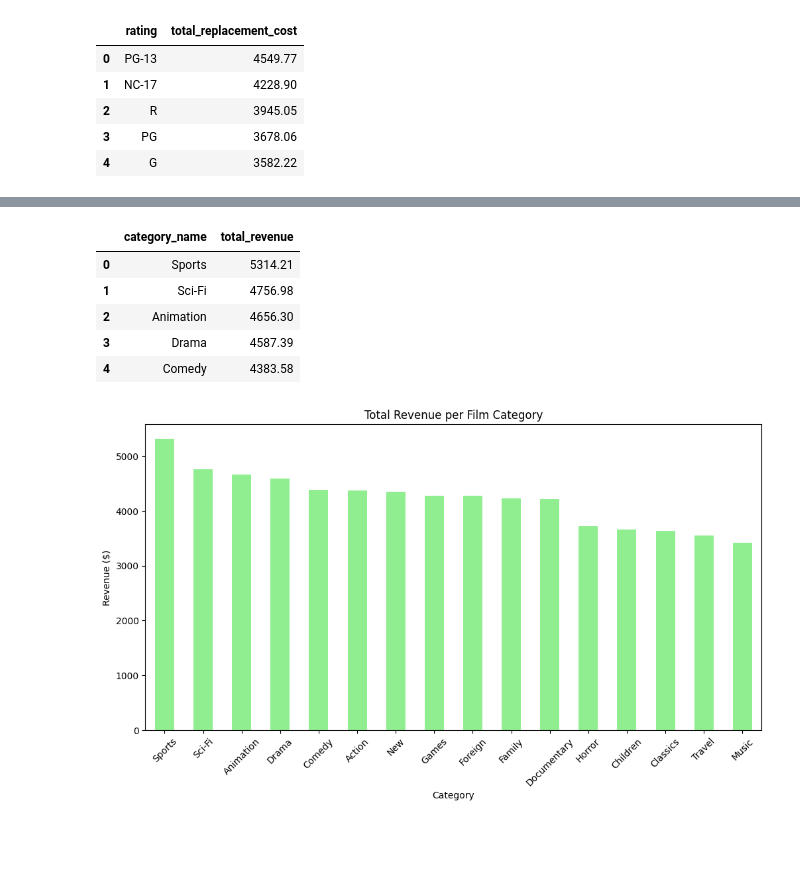
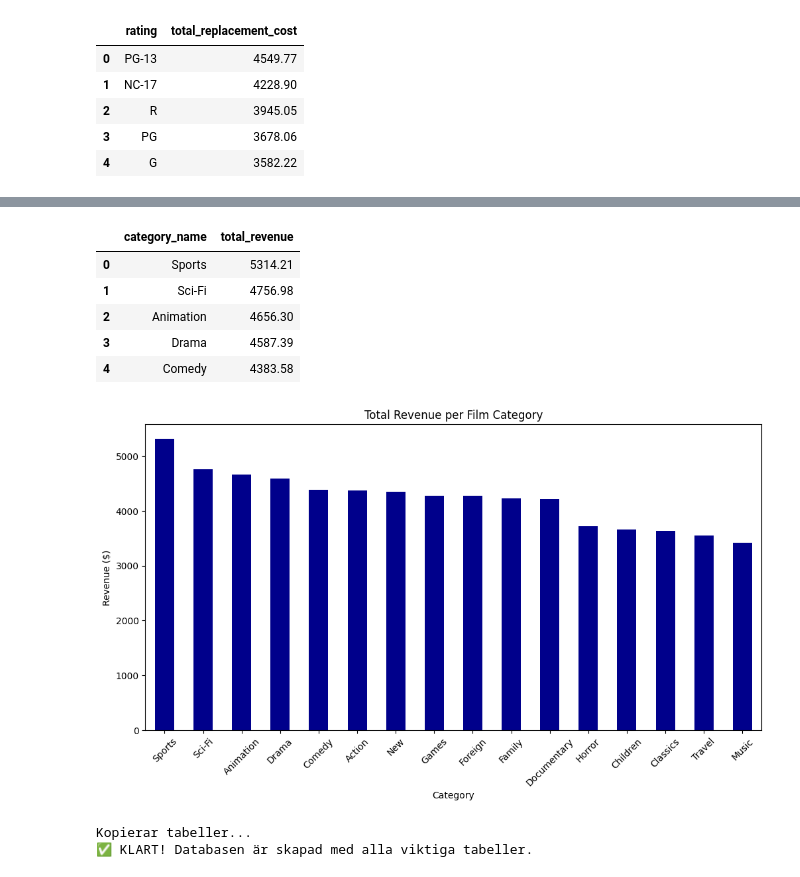
Before and after one commit to erfantk25-lab/lab1-sql, a Jupyter notebook: lab1.ipynb, the cells around one changed output, grey strips where cells are left out. Saved outputs shown, nothing was run; the diff lists cells and outputs as text; code cells hidden in the pictures; blank space fills up the shorter version.

```diff
--- a/lab1.ipynb
+++ b/lab1.ipynb
@@ -283,32 +285,65 @@ FROM
     category AS c
 JOIN film_category AS fc ON c.category_id = fc.category_id
 JOIN film AS f ON fc.film_id = f.film_id
 JOIN inventory AS i ON f.film_id = i.film_id
 JOIN rental AS r ON i.inventory_id = r.inventory_id
 JOIN payment AS p ON r.rental_id = p.rental_id
 GROUP BY
     c.name
 ORDER BY
     total_revenue DESC;
 """
 df_category_revenue = con.sql(Task_2_b).df()
 
 display(df_category_revenue.head())
 
 # AI Generated Code.
-df_category_revenue.plot(kind='bar', x='category_name', y='total_revenue', color='lightgreen', figsize=(12, 6), legend=False)
+df_category_revenue.plot(kind='bar', x='category_name', y='total_revenue', color='darkblue', figsize=(12, 6), legend=False)
 
 # AI Generated Code.
 plt.title("Total Revenue per Film Category")
 plt.ylabel("Revenue ($)")
 plt.xlabel("Category")
 plt.xticks(rotation=45)
 plt.show()
 # %% [output]
 |  | category_name | total_revenue |
 | 0 | Sports | 5314.21 |
 | 1 | Sci-Fi | 4756.98 |
 | 2 | Animation | 4656.30 |
 | 3 | Drama | 4587.39 |
 | 4 | Comedy | 4383.58 |
-[figure, old version]
+[figure, new version]
+# %%
+# AI Generated Code (All).
+
+import duckdb
+import os
+
+# 1. Ta bort gammal fil
+if os.path.exists('dashboard/sakila.duckdb'):
+    os.remove('dashboard/sakila.duckdb')
+
+# 2. Skapa ny koppling
+con = duckdb.connect('dashboard/sakila.duckdb')
+
+# 3. Ladda SQLite
+con.sql("INSTALL sqlite; LOAD sqlite;")
+con.sql("ATTACH 'sakila.db' AS source_db (TYPE SQLITE);")
+
+# 4. Kopiera tabellerna vi behöver (manuellt)
+print("Kopierar tabeller...")
+con.sql("CREATE TABLE actor AS SELECT * FROM source_db.actor")
+con.sql("CREATE TABLE film AS SELECT * FROM source_db.film")
+con.sql("CREATE TABLE customer AS SELECT * FROM source_db.customer")
+con.sql("CREATE TABLE payment AS SELECT * FROM source_db.payment")
+con.sql("CREATE TABLE rental AS SELECT * FROM source_db.rental")
+con.sql("CREATE TABLE category AS SELECT * FROM source_db.category")
+con.sql("CREATE TABLE film_category AS SELECT * FROM source_db.film_category")
+con.sql("CREATE TABLE inventory AS SELECT * FROM source_db.inventory")
+
+print("✅ KLART! Databasen är skapad med alla viktiga tabeller.")
+con.close()
+# %% [output]
+Kopierar tabeller...
+✅ KLART! Databasen är skapad med alla viktiga tabeller.
```
Also changed, not shown: parts of 6 cells of this notebook, 13 other files.
